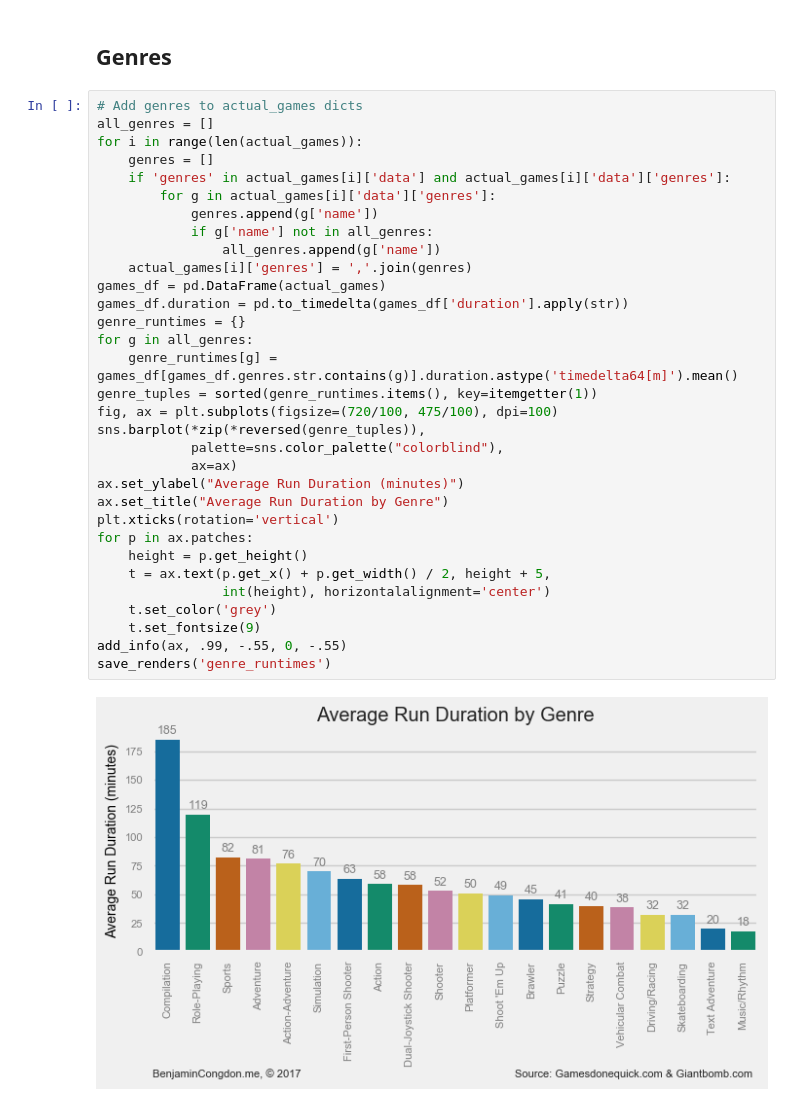
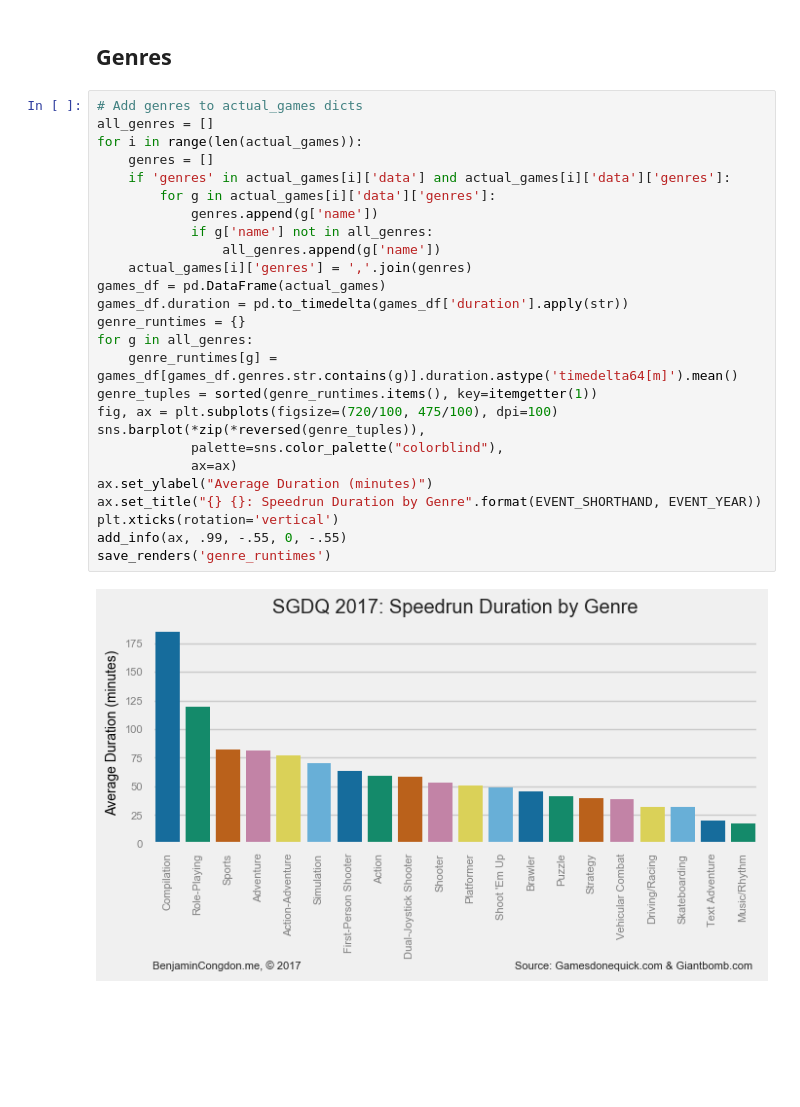
Before and after one commit to bcongdon/sgdq-2017-schedule-analysis, a Jupyter notebook: SGDQ-2017-Schedule-Analysis.ipynb, the cells around one changed output. Saved outputs shown, nothing was run; the diff lists cells and outputs as text; blank space fills up the shorter version.

```diff
--- a/SGDQ-2017-Schedule-Analysis.ipynb
+++ b/SGDQ-2017-Schedule-Analysis.ipynb
@@ -288,37 +282,31 @@ save_renders('time_to_run_histogram')
 # %%
 # Add genres to actual_games dicts
 all_genres = []
 for i in range(len(actual_games)):
     genres = []
     if 'genres' in actual_games[i]['data'] and actual_games[i]['data']['genres']:
         for g in actual_games[i]['data']['genres']:
             genres.append(g['name'])
             if g['name'] not in all_genres:
                 all_genres.append(g['name'])
     actual_games[i]['genres'] = ','.join(genres)
 games_df = pd.DataFrame(actual_games)
 games_df.duration = pd.to_timedelta(games_df['duration'].apply(str))
 genre_runtimes = {}
 for g in all_genres:
     genre_runtimes[g] = games_df[games_df.genres.str.contains(g)].duration.astype('timedelta64[m]').mean()
 genre_tuples = sorted(genre_runtimes.items(), key=itemgetter(1))
 fig, ax = plt.subplots(figsize=(720/100, 475/100), dpi=100)
 sns.barplot(*zip(*reversed(genre_tuples)),
             palette=sns.color_palette("colorblind"),
             ax=ax)
-ax.set_ylabel("Average Run Duration (minutes)")
-ax.set_title("Average Run Duration by Genre")
+ax.set_ylabel("Average Duration (minutes)")
+ax.set_title("{} {}: Speedrun Duration by Genre".format(EVENT_SHORTHAND, EVENT_YEAR))
 plt.xticks(rotation='vertical')
-for p in ax.patches:
-    height = p.get_height()
-    t = ax.text(p.get_x() + p.get_width() / 2, height + 5,
-                int(height), horizontalalignment='center')
-    t.set_color('grey')
-    t.set_fontsize(9)
 add_info(ax, .99, -.55, 0, -.55)
 save_renders('genre_runtimes')
 # %% [output]
-[figure, old version]
+[figure, new version]
 # %%
 # Genre counts
 genre_counts = {}
```
Also changed, not shown: parts of 8 cells of this notebook, 16 other files.
